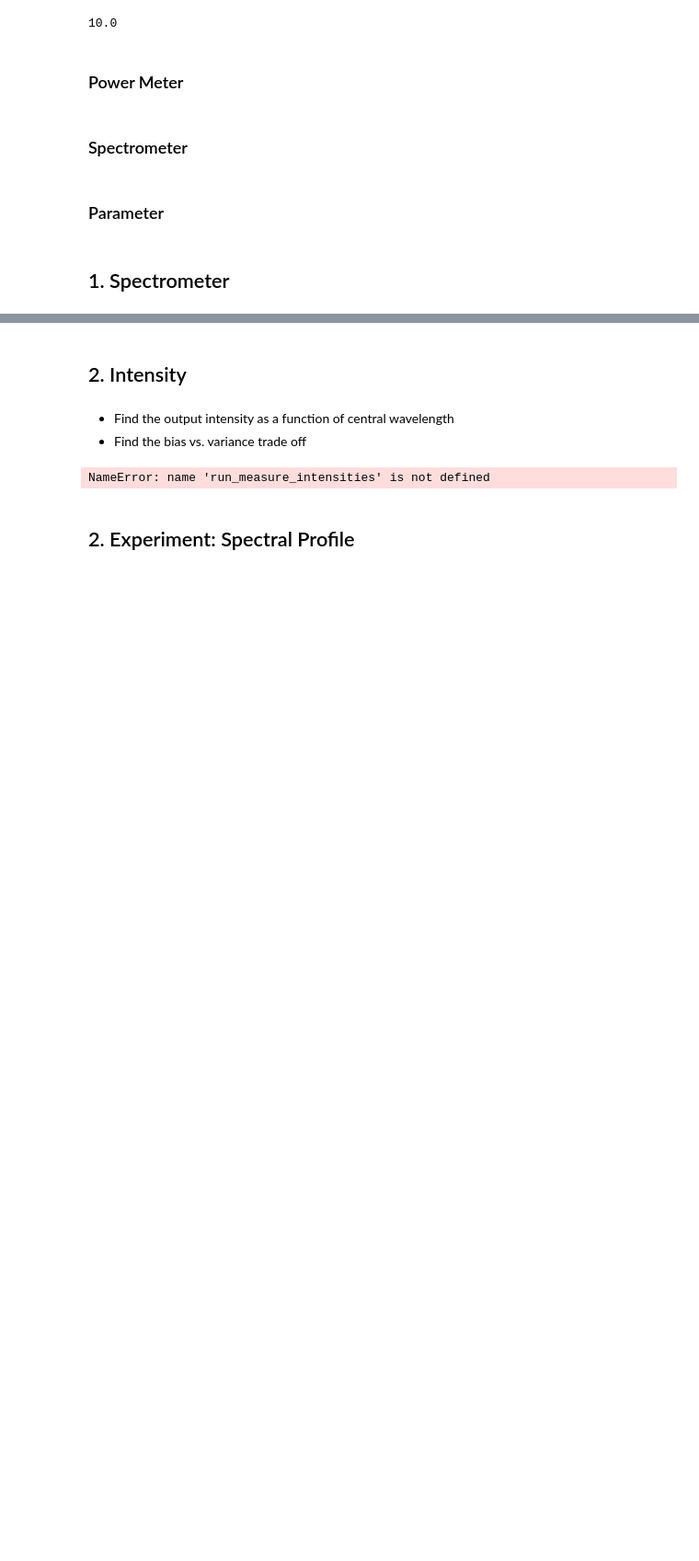
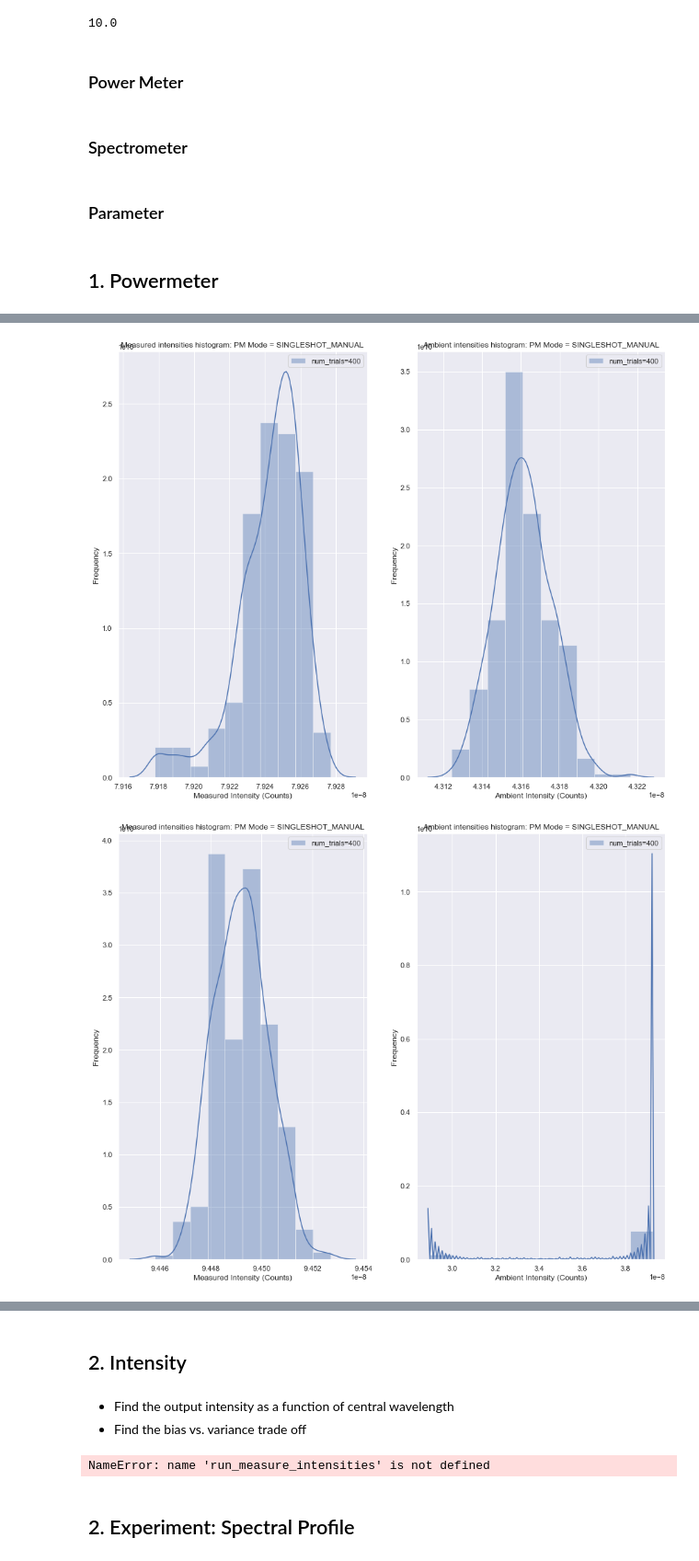
Before and after one commit to JerryLiuMY/OPMD, a Jupyter notebook: src/Test.ipynb, the cells around one changed output, grey strips where cells are left out. Shown at 92% size. Cells and saved outputs as stored; diff of their text form; code cells hidden in the pictures; blank space fills up the shorter version.

```diff
--- a/src/Test.ipynb
+++ b/src/Test.ipynb
@@ -46,2 +47,6 @@ exposure = 300
 # %% [markdown]
-## 1. Spectrometer
+## 1. Powermeter
+# %%
+from calibration.powermeter import run_powermeter
+run_powermeter(wls, trials)
+# %% [output]
@@ -47,0 +70,2 @@ exposure = 300
+[figure, added]
+[figure, added]
```
Also changed, not shown: parts of 14 cells of this notebook, 8 other files.
